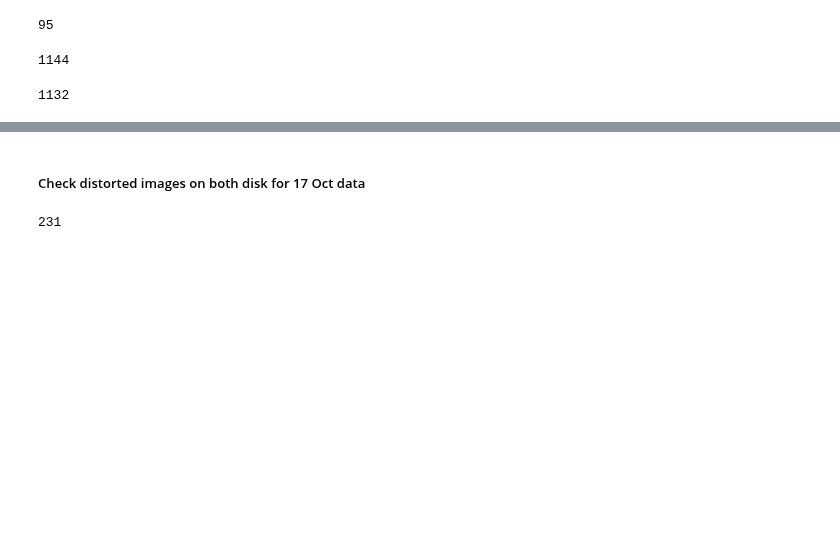
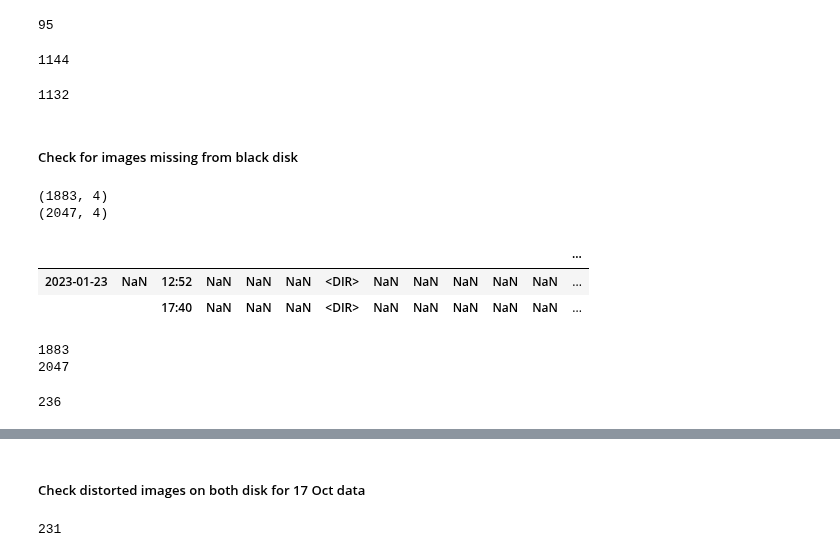
Before and after one commit to NickosKal/UCAN-PET-CT-image-data-handling-pipeline, a Jupyter notebook: Task1_2/testpatientsondisk1and2.ipynb, the cells around one changed output, grey strips where cells are left out. Saved outputs shown, nothing was run; the diff lists cells and outputs as text; code cells hidden in the pictures; blank space fills up the shorter version.

```diff
--- a/Task1_2/testpatientsondisk1and2.ipynb
+++ b/Task1_2/testpatientsondisk1and2.ipynb
@@ -585,3 +585,38 @@ len(set(incomplete_folders_data2_bd.patient_directory.to_list()))
 len(set(final_selected_folders_data_bd.patient_directory.to_list()))
 # %% [output]
 1132
+# %% [markdown]
+##### Check for images missing from black disk
+# %%
+black_disk_files_txt_path = source_path_bd + "/blackdisk_filelist.txt"
+total_folders_txt_path = source_path_bd + "/UCAN_lymphoma_Network_disk_foldername_dump.txt"
+
+black_disk_files = pd.read_csv(black_disk_files_txt_path, sep=' ', names=["Date", "Time", "DIR", "patient_directory"])
+total_files = pd.read_csv(total_folders_txt_path, sep=' ', names=["Date", "Time", "DIR", "patient_directory"])
+print(black_disk_files.shape)
+print(total_files.shape)
+total_files.head(2)
+# %% [output]
+(1883, 4)
+(2047, 4)
+|  |  |  |  |  |  |  |  |  |  |  |  | ... |
+| 2023-01-23 | NaN | 12:52 | NaN | NaN | NaN | <DIR> | NaN | NaN | NaN | NaN | NaN | ... |
+|  |  | 17:40 | NaN | NaN | NaN | <DIR> | NaN | NaN | NaN | NaN | NaN | ... |
+# %%
+black_disk_exams_list = black_disk_files.patient_directory.to_list()
+black_disk_exams_list = [item.strip() for item in black_disk_exams_list]
+black_disk_exams_set = set(black_disk_exams_list)
+print(len(black_disk_exams_set))
+
+total_exams_list = total_files.patient_directory.to_list()
+total_exams_list = [item.strip() for item in total_exams_list]
+total_exams_set = set(total_exams_list)
+print(len(total_exams_set))
+# %% [output]
+1883
+2047
+# %%
+missing_exams_from_blackdisk = total_exams_set.difference(black_disk_exams_set)
+len(missing_exams_from_blackdisk)
+# %% [output]
+236
```
Also changed, not shown: parts of 6 cells of this notebook, 1 other file.
